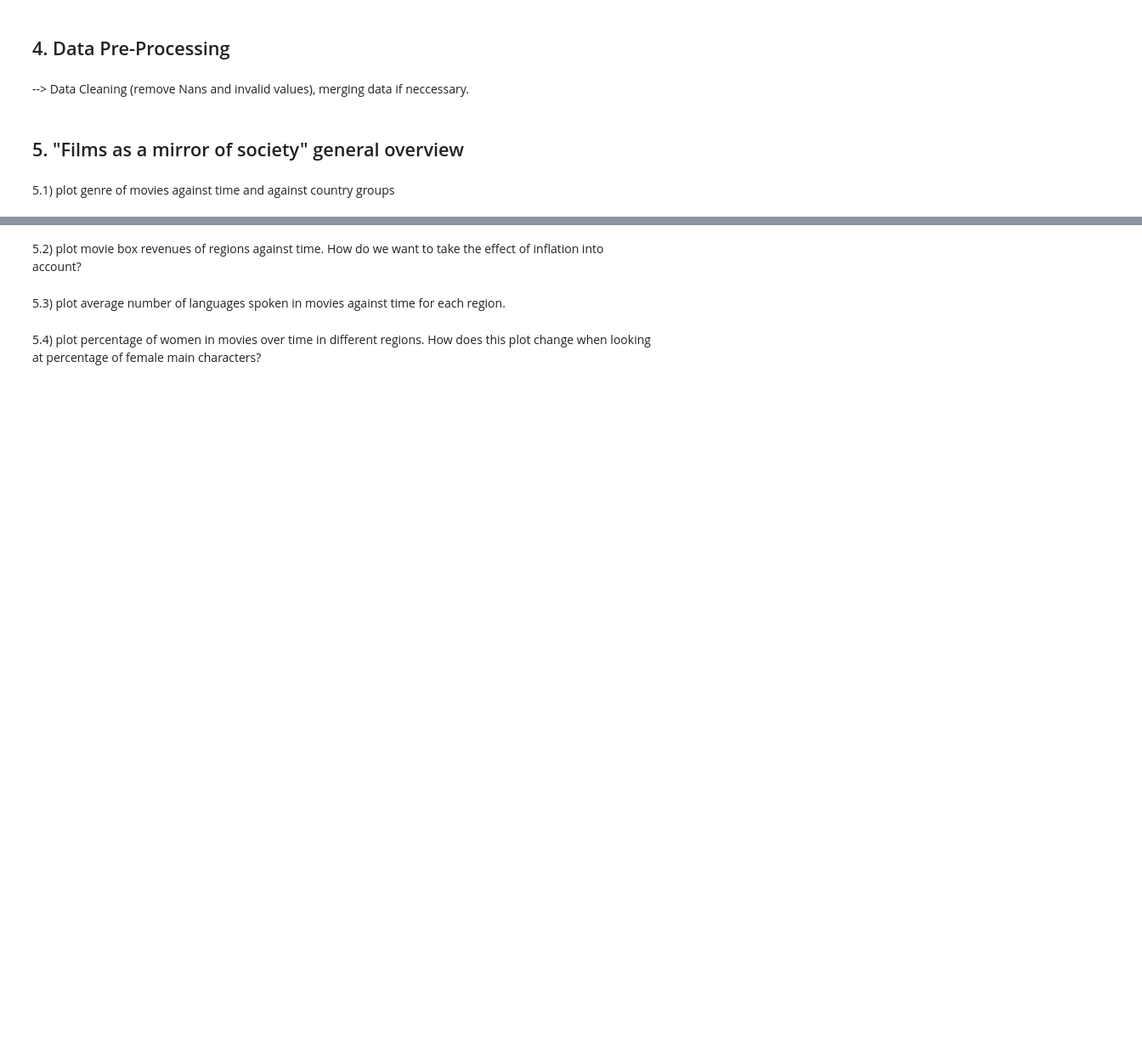
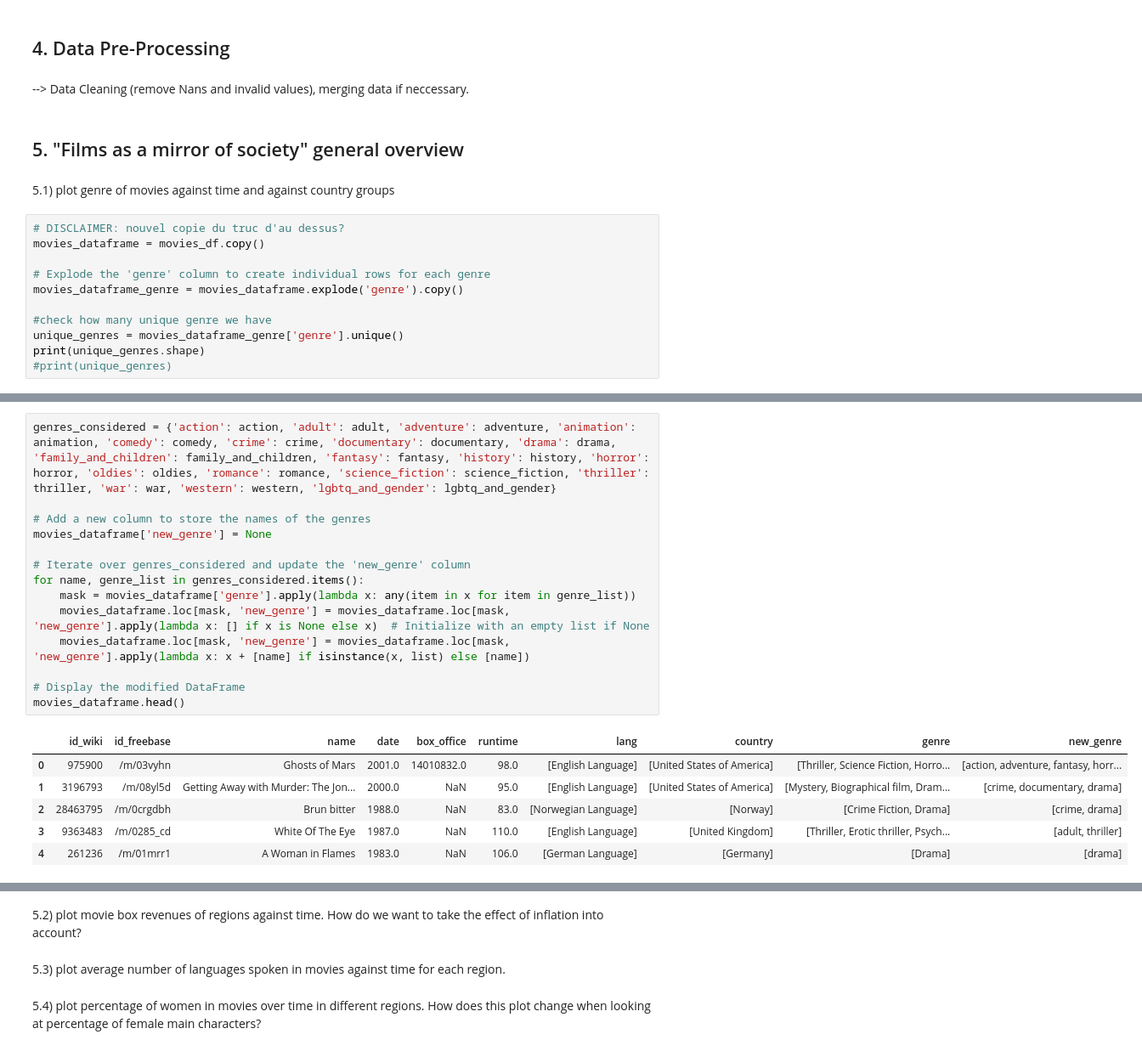
Before and after one commit to epfl-ada/ada-2023-project-onsecalme123, a Jupyter notebook: milestone2.ipynb, the cells around one changed output, grey strips where cells are left out. Shown: that part at 85% size. Cells and saved outputs as stored; diff of their text form; blank space fills up the shorter version.

```diff
--- a/milestone2.ipynb
+++ b/milestone2.ipynb
@@ -1082,3 +1082,14 @@ Comment: Only the first 20 elemenents of genres were printed here due to clarity
 ## 5. "Films as a mirror of society" general overview
 # %% [markdown]
 5.1) plot genre of movies against time and against country groups
+# %%
+# DISCLAIMER: nouvel copie du truc d'au dessus?
+movies_dataframe = movies_df.copy()
+
+# Explode the 'genre' column to create individual rows for each genre
+movies_dataframe_genre = movies_dataframe.explode('genre').copy()
+
+#check how many unique genre we have
+unique_genres = movies_dataframe_genre['genre'].unique()
+print(unique_genres.shape)
+#print(unique_genres)
@@ -1084,0 +1136,21 @@ Comment: Only the first 20 elemenents of genres were printed here due to clarity
+# %%
+genres_considered = {'action': action, 'adult': adult, 'adventure': adventure, 'animation': animation, 'comedy': comedy, 'crime': crime, 'documentary': documentary, 'drama': drama, 'family_and_children': family_and_children, 'fantasy': fantasy, 'history': history, 'horror': horror, 'oldies': oldies, 'romance': romance, 'science_fiction': science_fiction, 'thriller': thriller, 'war': war, 'western': western, 'lgbtq_and_gender': lgbtq_and_gender}
+
+# Add a new column to store the names of the genres
+movies_dataframe['new_genre'] = None
+
+# Iterate over genres_considered and update the 'new_genre' column
+for name, genre_list in genres_considered.items():
+    mask = movies_dataframe['genre'].apply(lambda x: any(item in x for item in genre_list))
+    movies_dataframe.loc[mask, 'new_genre'] = movies_dataframe.loc[mask, 'new_genre'].apply(lambda x: [] if x is None else x)  # Initialize with an empty list if None
+    movies_dataframe.loc[mask, 'new_genre'] = movies_dataframe.loc[mask, 'new_genre'].apply(lambda x: x + [name] if isinstance(x, list) else [name])
+
+# Display the modified DataFrame
+movies_dataframe.head()
+# %% [output]
+|  | id_wiki | id_freebase | name | date | box_office | runtime | lang | country | genre | new_genre |
+| 0 | 975900 | /m/03vyhn | Ghosts of Mars | 2001.0 | 14010832.0 | 98.0 | [English Language] | [United States of America] | [Thriller, Science Fiction, Horro... | [action, adventure, fantasy, horr... |
+| 1 | 3196793 | /m/08yl5d | Getting Away with Murder: The Jon... | 2000.0 | NaN | 95.0 | [English Language] | [United States of America] | [Mystery, Biographical film, Dram... | [crime, documentary, drama] |
+| 2 | 28463795 | /m/0crgdbh | Brun bitter | 1988.0 | NaN | 83.0 | [Norwegian Language] | [Norway] | [Crime Fiction, Drama] | [crime, drama] |
+| 3 | 9363483 | /m/0285_cd | White Of The Eye | 1987.0 | NaN | 110.0 | [English Language] | [United Kingdom] | [Thriller, Erotic thriller, Psych... | [adult, thriller] |
+| 4 | 261236 | /m/01mrr1 | A Woman in Flames | 1983.0 | NaN | 106.0 | [German Language] | [Germany] | [Drama] | [drama] |
```
Also changed, not shown: parts of 4 cells of this notebook.
